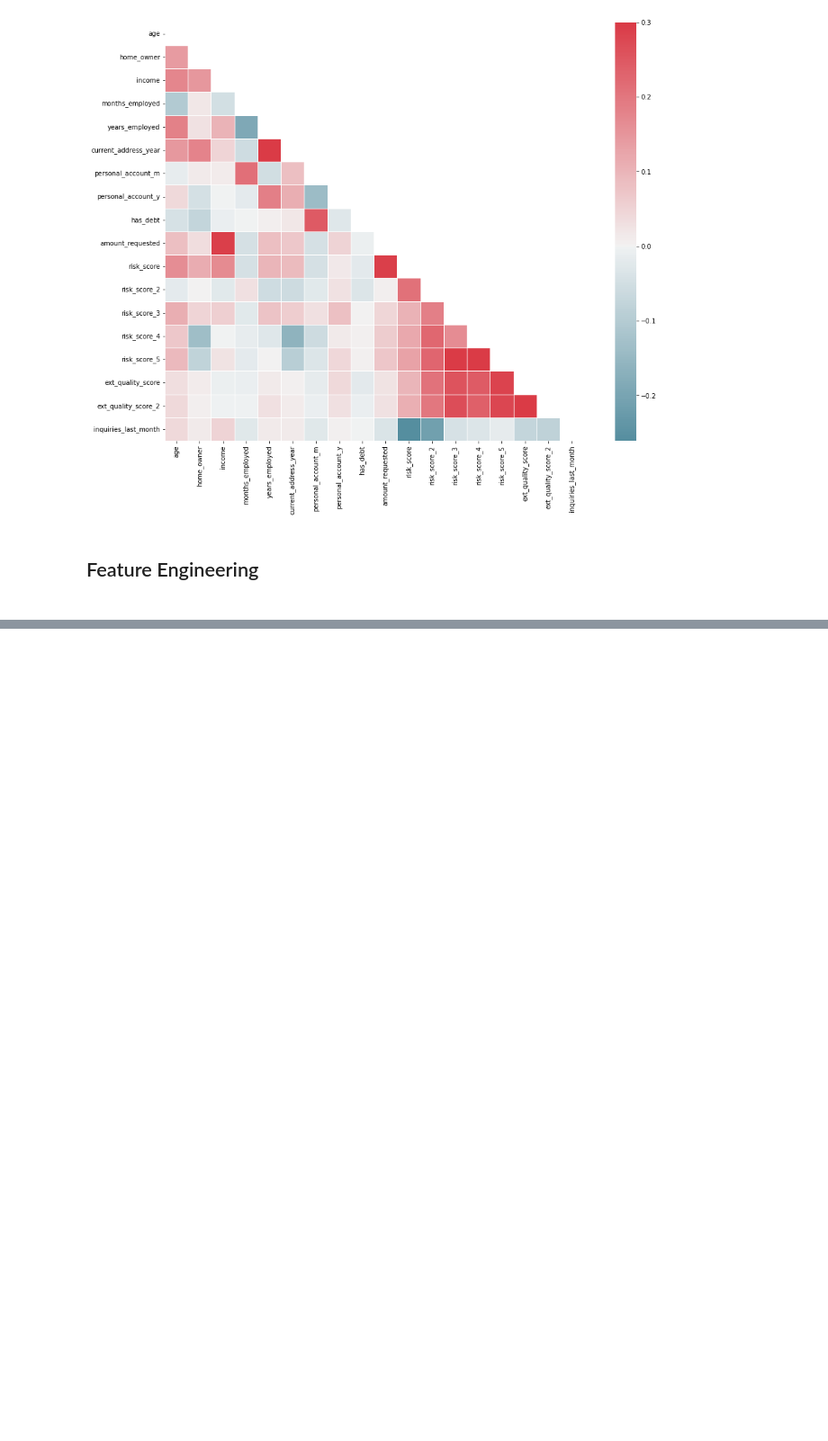
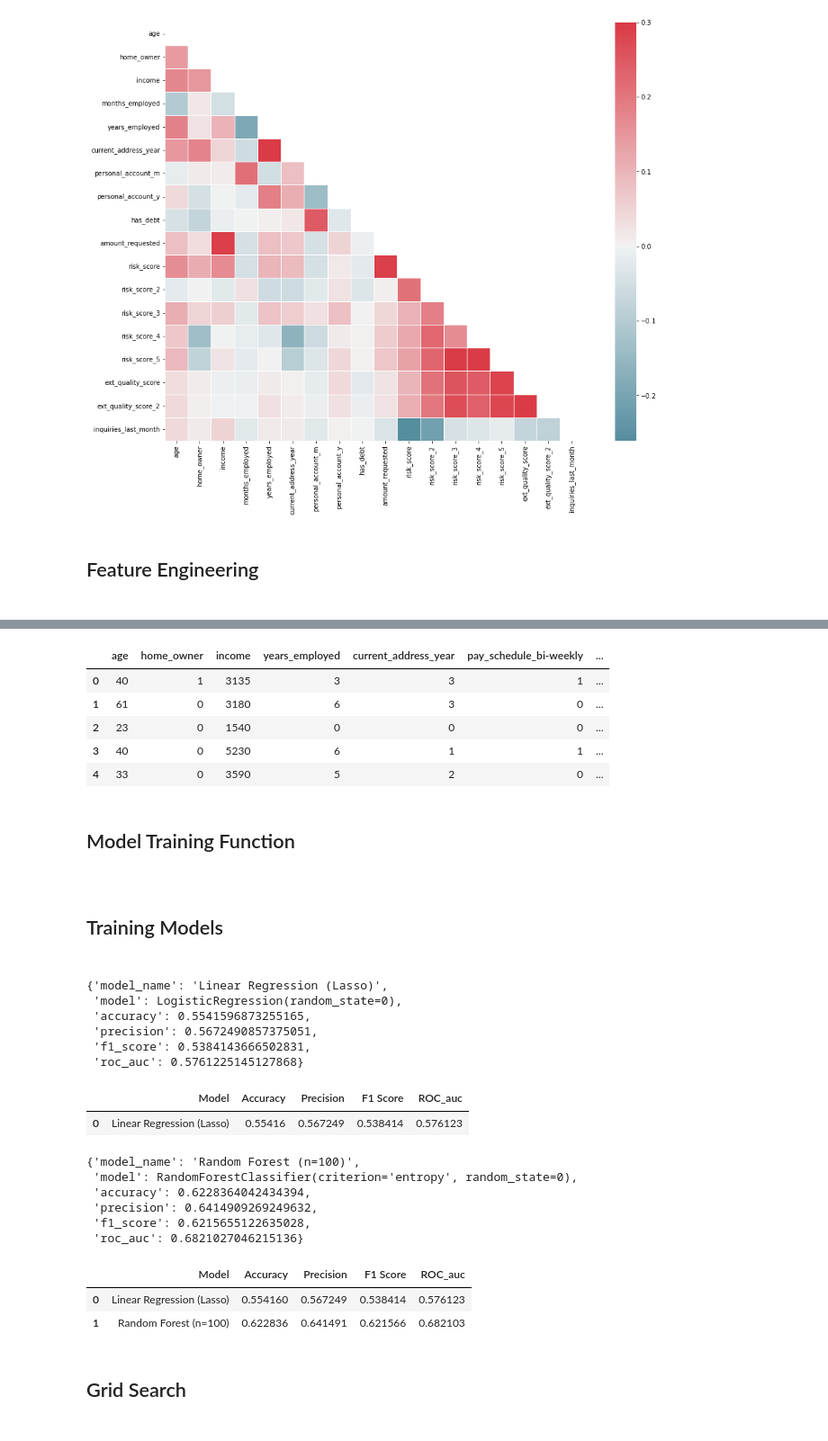
Before and after one commit to ranushw/MachineLearning, a Jupyter notebook: Capstone_Project/test.ipynb, the cells around one changed output, grey strips where cells are left out. Shown at 90% size. Drawn from its saved outputs; the diff is of its cells as text; code cells hidden in the pictures; blank space fills up the shorter version.

Commit message:
Update
Final Model is selected. Final workings need to be done.

```diff
--- a/Capstone_Project/test.ipynb
+++ b/Capstone_Project/test.ipynb
@@ -133,0 +200,13 @@ dataset_feature.sample(5)
+# %%
+dependent_var = dataset_feature['e_signed']
+users = dataset_feature['entry_id']
+
+dataset_forSplit = dataset_feature.drop(columns= ['e_signed','entry_id'])
+dataset_forSplit.head()
+# %% [output]
+|  | age | home_owner | income | years_employed | current_address_year | pay_schedule_bi-weekly | ... |
+| 0 | 40 | 1 | 3135 | 3 | 3 | 1 | ... |
+| 1 | 61 | 0 | 3180 | 6 | 3 | 0 | ... |
+| 2 | 23 | 0 | 1540 | 0 | 0 | 0 | ... |
+| 3 | 40 | 0 | 5230 | 6 | 1 | 1 | ... |
+| 4 | 33 | 0 | 3590 | 5 | 2 | 0 | ... |
@@ -133,0 +215,2 @@ dataset_feature.sample(5)
+# %% [markdown]
+<h2>Model Training Function<h2>
@@ -133,0 +257,22 @@ dataset_feature.sample(5)
+# %% [markdown]
+<h2> Training Models <h2>
+# %%
+
+model0_input = LogisticRegression(random_state = 0, penalty = 'l2')
+model0 = model_train(model0_input, 'Linear Regression (Lasso)', X_train, y_train, X_test, y_test)
+model0
+# %% [output]
+{'model_name': 'Linear Regression (Lasso)',
+ 'model': LogisticRegression(random_state=0),
+ 'accuracy': 0.5541596873255165,
+ 'precision': 0.5672490857375051,
+ 'f1_score': 0.5384143666502831,
+ 'roc_auc': 0.5761225145127868}
+# %%
+#Storing Model Results
+results = add_results(model0)
+
+results
+# %% [output]
+|  | Model | Accuracy | Precision | F1 Score | ROC_auc |
+| 0 | Linear Regression (Lasso) | 0.55416 | 0.567249 | 0.538414 | 0.576123 |
@@ -133,0 +289,20 @@ dataset_feature.sample(5)
+# %%
+model2_input = RandomForestClassifier(random_state=0, n_estimators= 100, criterion='entropy')
+model2 = model_train(model2_input, 'Random Forest (n=100)',  X_train, y_train, X_test, y_test)
+print(model2)
+# %% [output]
+{'model_name': 'Random Forest (n=100)',
+ 'model': RandomForestClassifier(criterion='entropy', random_state=0),
+ 'accuracy': 0.6228364042434394,
+ 'precision': 0.6414909269249632,
+ 'f1_score': 0.6215655122635028,
+ 'roc_auc': 0.6821027046215136}
+# %%
+results = results.append(add_results(model2), ignore_index=True)
+results
+# %% [output]
+|  | Model | Accuracy | Precision | F1 Score | ROC_auc |
+| 0 | Linear Regression (Lasso) | 0.554160 | 0.567249 | 0.538414 | 0.576123 |
+| 1 | Random Forest (n=100) | 0.622836 | 0.641491 | 0.621566 | 0.682103 |
+# %% [markdown]
+<h2>Grid Search<h2>
```
Also changed, not shown: parts of 34 cells of this notebook.
